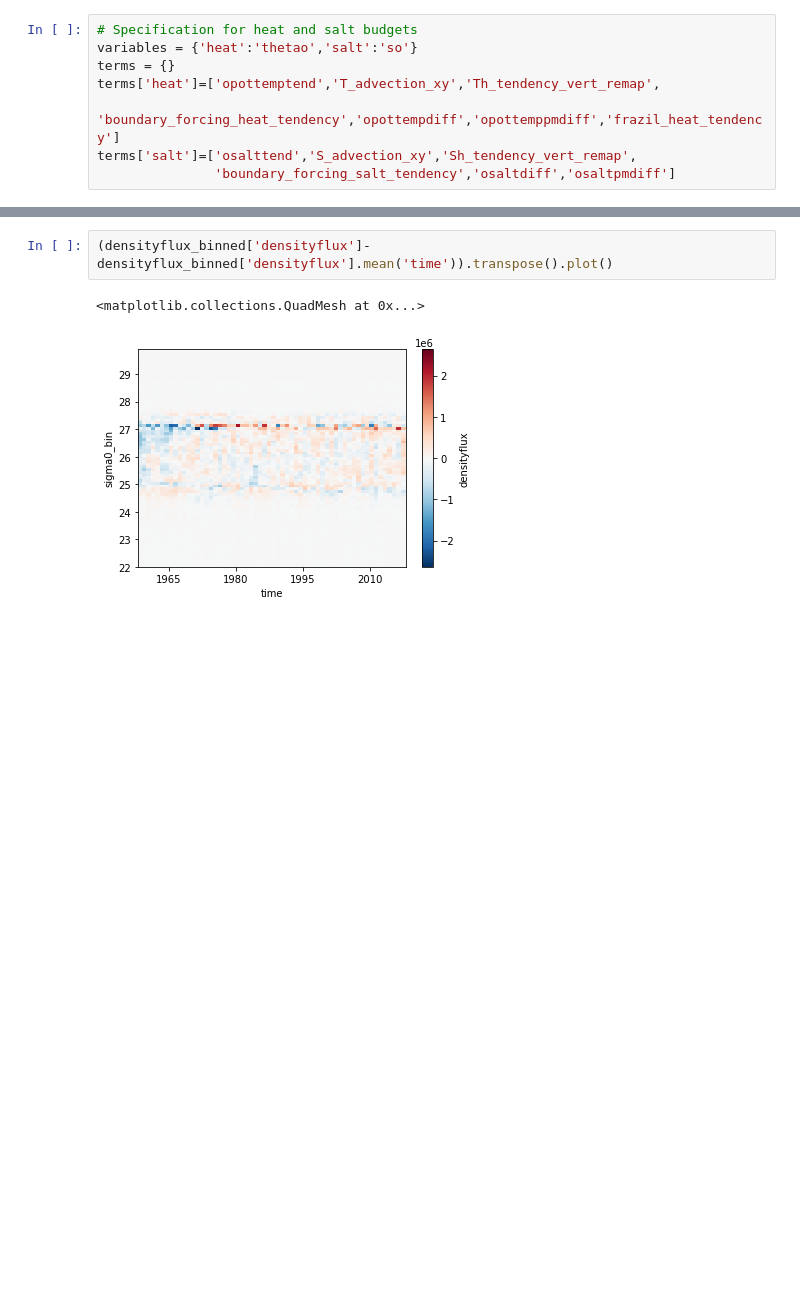
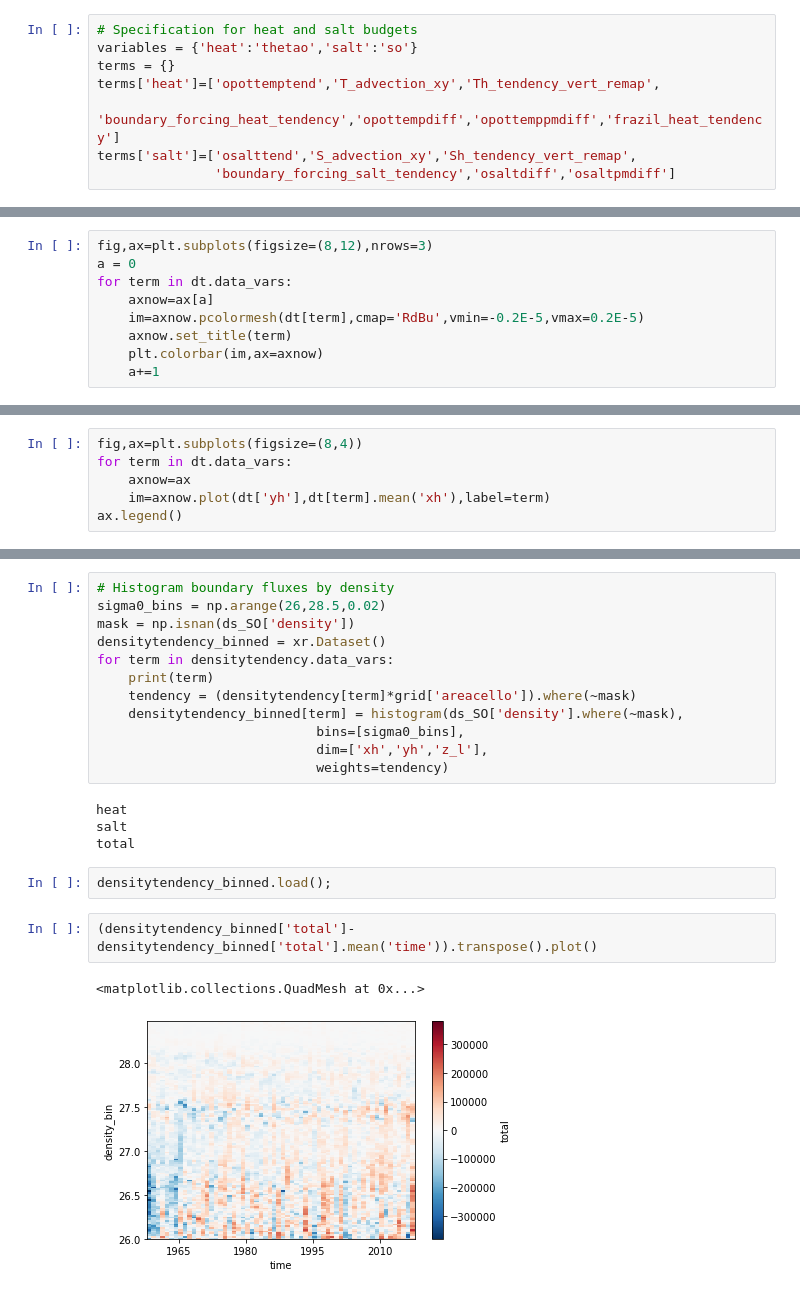
Before and after one commit to gmacgilchrist/so_decadal_variability, a Jupyter notebook: so_decadal-variability_OM4-JRA.ipynb, the cells around one changed output, grey strips where cells are left out. Saved outputs shown, nothing was run; the diff lists cells and outputs as text; blank space fills up the shorter version.

Commit message:
added OM4 state plots

```diff
--- a/so_decadal-variability_OM4-JRA.ipynb
+++ b/so_decadal-variability_OM4-JRA.ipynb
@@ -89,0 +85,9 @@ Data variables:
+# %%
+fig,ax=plt.subplots(figsize=(8,12),nrows=3)
+a = 0
+for term in dt.data_vars:
+    axnow=ax[a]
+    im=axnow.pcolormesh(dt[term],cmap='RdBu',vmin=-0.2E-5,vmax=0.2E-5)
+    axnow.set_title(term)
+    plt.colorbar(im,ax=axnow)
+    a+=1
@@ -89,0 +96,6 @@ Data variables:
+# %%
+fig,ax=plt.subplots(figsize=(8,4))
+for term in dt.data_vars:
+    axnow=ax
+    im=axnow.plot(dt['yh'],dt[term].mean('xh'),label=term)
+ax.legend()
@@ -90,5 +105,23 @@ Data variables:
+# %%
+# Histogram boundary fluxes by density
+sigma0_bins = np.arange(26,28.5,0.02)
+mask = np.isnan(ds_SO['density'])
+densitytendency_binned = xr.Dataset()
+for term in densitytendency.data_vars:
+    print(term)
+    tendency = (densitytendency[term]*grid['areacello']).where(~mask)
+    densitytendency_binned[term] = histogram(ds_SO['density'].where(~mask),
+                            bins=[sigma0_bins],
+                            dim=['xh','yh','z_l'],
+                            weights=tendency)
+# %% [output]
+heat
+salt
+total
+# %%
+densitytendency_binned.load();
 # %%
-(densityflux_binned['densityflux']-densityflux_binned['densityflux'].mean('time')).transpose().plot()
+(densitytendency_binned['total']-densitytendency_binned['total'].mean('time')).transpose().plot()
 # %% [output]
 <matplotlib.collections.QuadMesh at 0x...>
-[figure, old version]
+[figure, new version]
```
Also changed, not shown: parts of 20 cells of this notebook, 1 other file.
